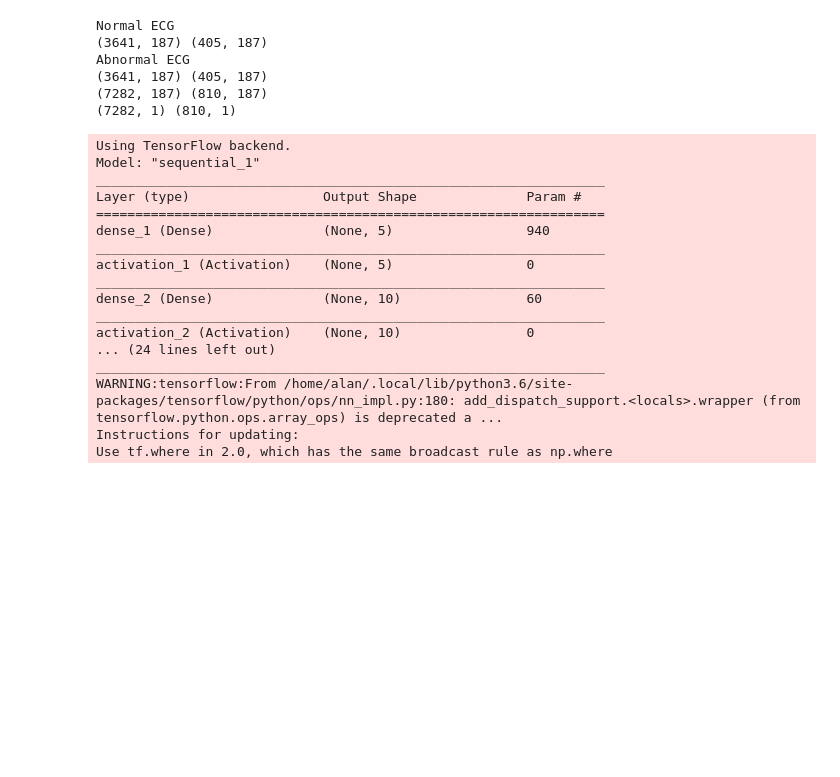
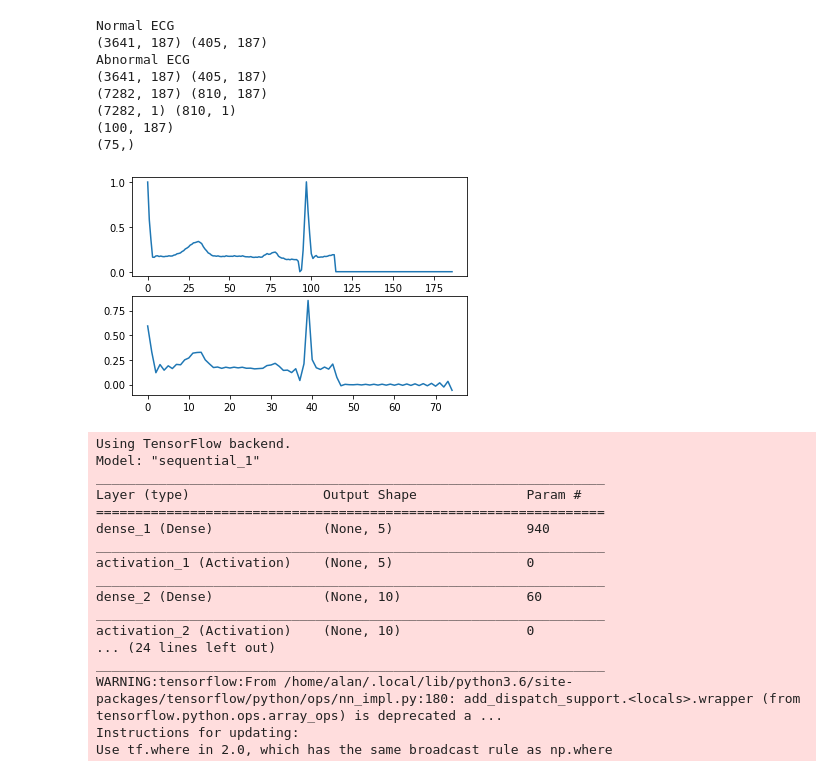
Before and after one commit to alanyuan97/ARM_ECG, a Jupyter notebook: simulation/FC_model.ipynb, the cells around one changed output. Saved outputs shown, nothing was run; the diff lists cells and outputs as text; code cells hidden in the pictures; blank space fills up the shorter version.

```diff
--- a/simulation/FC_model.ipynb
+++ b/simulation/FC_model.ipynb
@@ -5,6 +5,7 @@ import wfdb
 import pandas as pd
 import matplotlib.pyplot as plt
 import scipy.io as scp
+from scipy import signal
 
 def load_raw_data(df, sampling_rate, path):
     if sampling_rate == 100:
@@ -30,34 +31,46 @@ sampling_rate=100
 ptb = pd.read_csv('/home/alan/winDesktop/ARM_ECG/simulation/ptbdb_normal.csv',header = None)
 ptb_ab = pd.read_csv('/home/alan/winDesktop/ARM_ECG/simulation/ptbdb_abnormal.csv',header = None)
 print('Normal ECG')
 norm = np.array(ptb.iloc[:,:187])
 
 norm_training, norm_test = norm[:int(0.9*norm.shape[0]),:],norm[int(0.9*norm.shape[0]):,:]
 print(norm_training.shape, norm_test.shape)
 print('Abnormal ECG')
 abnorm = np.array(ptb_ab.iloc[:4046,:187])
 abnorm_training, abnorm_test = abnorm[:int(0.9*abnorm.shape[0]),:],abnorm[int(0.9*abnorm.shape[0]):,:]
 print(abnorm_training.shape, abnorm_test.shape)
 x_training = np.vstack((norm_training,abnorm_training))
 x_test = np.vstack((norm_test,abnorm_test))
 print(x_training.shape,x_test.shape)
 y_training_pos = np.ones((norm_training.shape[0],1))
 y_training_neg = np.zeros((abnorm_training.shape[0],1))
 y_training = np.vstack((y_training_pos,y_training_neg))
 
 y_test_pos = np.ones((norm_test.shape[0],1))
 y_test_neg = np.zeros((abnorm_test.shape[0],1))
 y_test = np.vstack((y_test_pos,y_test_neg))
 
 print(y_training.shape,y_test.shape)
-np.save("testdata_neg.npy",x_test[500,:])
+# np.save("testdata_neg.npy",x_test[500,:])
+romtest = np.vstack((x_test[0:50,:],x_test[405:455,:]))
+print(romtest.shape)
+# np.save("romtestcase.npy",romtest)
+plt.subplot(211)
+plt.plot(x_test[0,:])
+plt.subplot(212)
+x_test_100 = signal.resample(x_test[0,:],75)
+plt.plot(x_test_100)
+print(x_test_100.shape)
 # %% [output]
 Normal ECG
 (3641, 187) (405, 187)
 Abnormal ECG
 (3641, 187) (405, 187)
 (7282, 187) (810, 187)
 (7282, 1) (810, 1)
+(100, 187)
+(75,)
+[figure, added]
 # %%
 import struct
 def binary(num):
```
Also changed, not shown: 1 other file.
